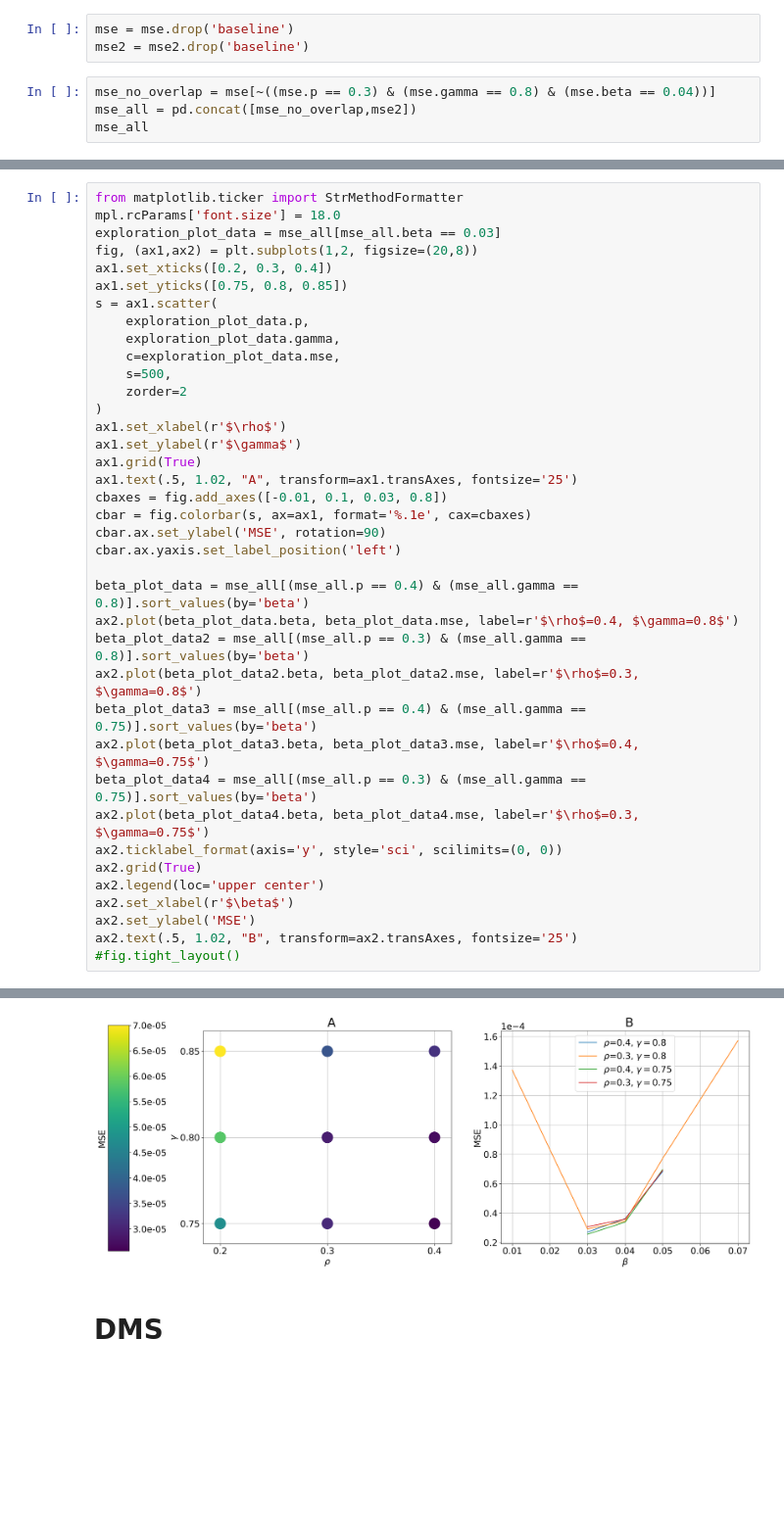
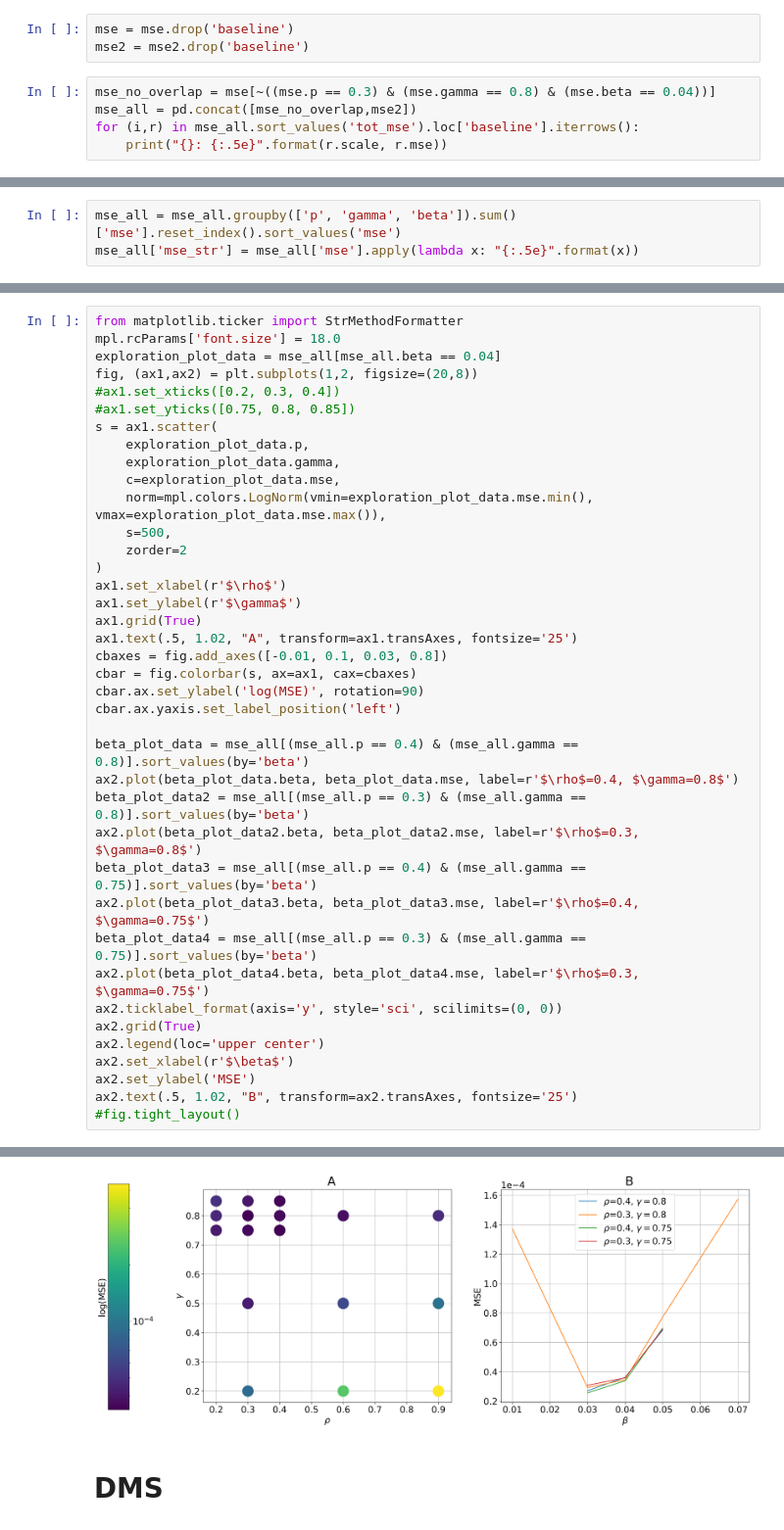
Before and after one commit to TheYuanLiao/individual_mobility_model, a Jupyter notebook: src/py/resultcomp2.ipynb, the cells around one changed output, grey strips where cells are left out. Shown at 98% size. Cells and saved outputs as stored; diff of their text form; blank space fills up the shorter version.

Commit message:
Minor adjustments to plots

```diff
--- a/src/py/resultcomp2.ipynb
+++ b/src/py/resultcomp2.ipynb
@@ -168,5 +168,6 @@ mse2 = mse2.drop('baseline')
 # %%
 mse_no_overlap = mse[~((mse.p == 0.3) & (mse.gamma == 0.8) & (mse.beta == 0.04))]
 mse_all = pd.concat([mse_no_overlap,mse2])
-mse_all
+for (i,r) in mse_all.sort_values('tot_mse').loc['baseline'].iterrows():
+    print("{}: {:.5e}".format(r.scale, r.mse))
 # %% [output]
@@ -186,0 +180,3 @@ mse_all
+# %%
+mse_all = mse_all.groupby(['p', 'gamma', 'beta']).sum()['mse'].reset_index().sort_values('mse')
+mse_all['mse_str'] = mse_all['mse'].apply(lambda x: "{:.5e}".format(x))
@@ -190,44 +205,45 @@ mse_all.to_clipboard(sep="&", excel=True, index=False)
 # %%
 from matplotlib.ticker import StrMethodFormatter
 mpl.rcParams['font.size'] = 18.0
-exploration_plot_data = mse_all[mse_all.beta == 0.03]
+exploration_plot_data = mse_all[mse_all.beta == 0.04]
 fig, (ax1,ax2) = plt.subplots(1,2, figsize=(20,8))
-ax1.set_xticks([0.2, 0.3, 0.4])
-ax1.set_yticks([0.75, 0.8, 0.85])
+#ax1.set_xticks([0.2, 0.3, 0.4])
+#ax1.set_yticks([0.75, 0.8, 0.85])
 s = ax1.scatter(
     exploration_plot_data.p,
     exploration_plot_data.gamma,
     c=exploration_plot_data.mse,
+    norm=mpl.colors.LogNorm(vmin=exploration_plot_data.mse.min(), vmax=exploration_plot_data.mse.max()),
     s=500,
     zorder=2
 )
 ax1.set_xlabel(r'$\rho$')
 ax1.set_ylabel(r'$\gamma$')
 ax1.grid(True)
 ax1.text(.5, 1.02, "A", transform=ax1.transAxes, fontsize='25')
 cbaxes = fig.add_axes([-0.01, 0.1, 0.03, 0.8])
-cbar = fig.colorbar(s, ax=ax1, format='%.1e', cax=cbaxes)
-cbar.ax.set_ylabel('MSE', rotation=90)
+cbar = fig.colorbar(s, ax=ax1, cax=cbaxes)
+cbar.ax.set_ylabel('log(MSE)', rotation=90)
 cbar.ax.yaxis.set_label_position('left')
 
 beta_plot_data = mse_all[(mse_all.p == 0.4) & (mse_all.gamma == 0.8)].sort_values(by='beta')
 ax2.plot(beta_plot_data.beta, beta_plot_data.mse, label=r'$\rho$=0.4, $\gamma=0.8$')
 beta_plot_data2 = mse_all[(mse_all.p == 0.3) & (mse_all.gamma == 0.8)].sort_values(by='beta')
 ax2.plot(beta_plot_data2.beta, beta_plot_data2.mse, label=r'$\rho$=0.3, $\gamma=0.8$')
 beta_plot_data3 = mse_all[(mse_all.p == 0.4) & (mse_all.gamma == 0.75)].sort_values(by='beta')
 ax2.plot(beta_plot_data3.beta, beta_plot_data3.mse, label=r'$\rho$=0.4, $\gamma=0.75$')
 beta_plot_data4 = mse_all[(mse_all.p == 0.3) & (mse_all.gamma == 0.75)].sort_values(by='beta')
 ax2.plot(beta_plot_data4.beta, beta_plot_data4.mse, label=r'$\rho$=0.3, $\gamma=0.75$')
 ax2.ticklabel_format(axis='y', style='sci', scilimits=(0, 0))
 ax2.grid(True)
 ax2.legend(loc='upper center')
 ax2.set_xlabel(r'$\beta$')
 ax2.set_ylabel('MSE')
 ax2.text(.5, 1.02, "B", transform=ax2.transAxes, fontsize='25')
 #fig.tight_layout()
 # %% [output]
 Text(0.5, 1.02, 'B')
-[figure, old version]
+[figure, new version]
 # %% [markdown]
 # DMS
 # %%
```
Also changed, not shown: parts of 6 cells of this notebook, 3 other files.
